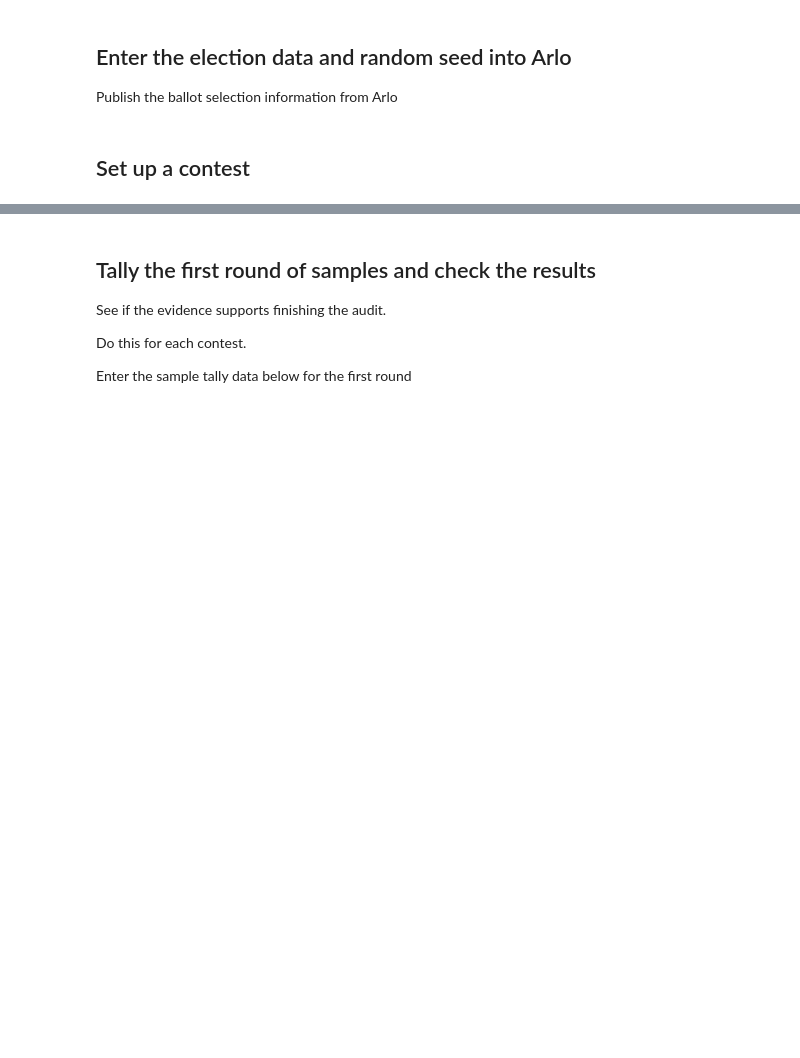
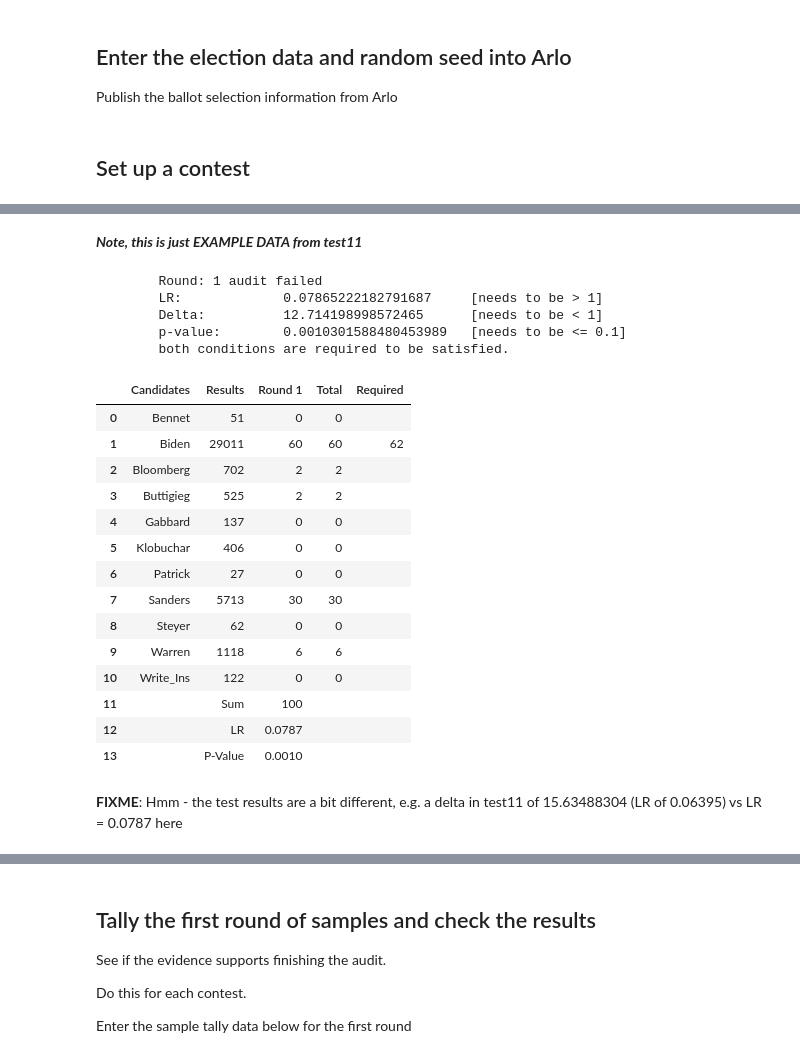
Before and after one commit to filipzz/athena, a Jupyter notebook: code/athena-montgomery.ipynb, the cells around one changed output, grey strips where cells are left out. Cells and saved outputs as stored; diff of their text form; code cells hidden in the pictures; blank space fills up the shorter version.

```diff
--- a/code/athena-montgomery.ipynb
+++ b/code/athena-montgomery.ipynb
@@ -80,0 +94,28 @@ Publish the ballot selection information from Arlo
+# %% [markdown]
+_**Note, this is just EXAMPLE DATA from test11**_
+# %%
+w.set_observations(200, 100, [0,60,2,2,0,0,0,30,0,6,0])
+w.present_state()
+# %% [output]
+        Round: 1 audit failed
+        LR:             0.07865222182791687     [needs to be > 1]
+        Delta:          12.714198998572465      [needs to be < 1]
+        p-value:        0.0010301588480453989   [needs to be <= 0.1]
+        both conditions are required to be satisfied.
+|  | Candidates | Results | Round 1 | Total | Required |
+| 0 | Bennet | 51 | 0 | 0 |  |
+| 1 | Biden | 29011 | 60 | 60 | 62 |
+| 2 | Bloomberg | 702 | 2 | 2 |  |
+| 3 | Buttigieg | 525 | 2 | 2 |  |
+| 4 | Gabbard | 137 | 0 | 0 |  |
+| 5 | Klobuchar | 406 | 0 | 0 |  |
+| 6 | Patrick | 27 | 0 | 0 |  |
+| 7 | Sanders | 5713 | 30 | 30 |  |
+| 8 | Steyer | 62 | 0 | 0 |  |
+| 9 | Warren | 1118 | 6 | 6 |  |
+| 10 | Write_Ins | 122 | 0 | 0 |  |
+| 11 |  | Sum | 100 |  |  |
+| 12 |  | LR | 0.0787 |  |  |
+| 13 |  | P-Value | 0.0010 |  |  |
+# %% [markdown]
+**FIXME**: Hmm - the test results are a bit different, e.g. a delta in test11 of 15.63488304 (LR of 0.06395) vs LR = 0.0787 here
```
Also changed, not shown: parts of 11 cells of this notebook.
